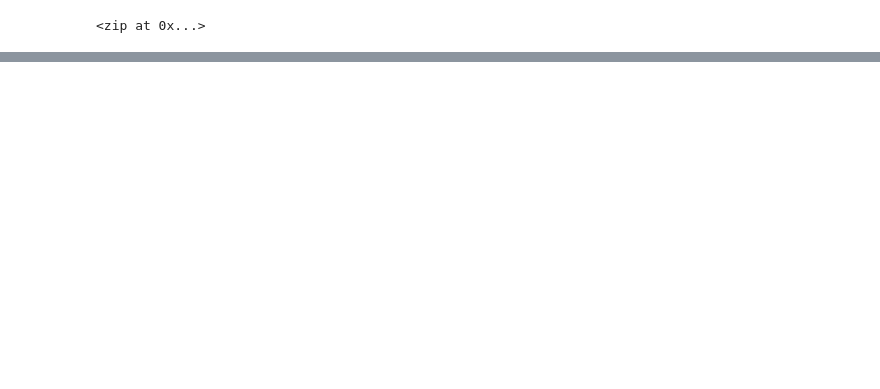
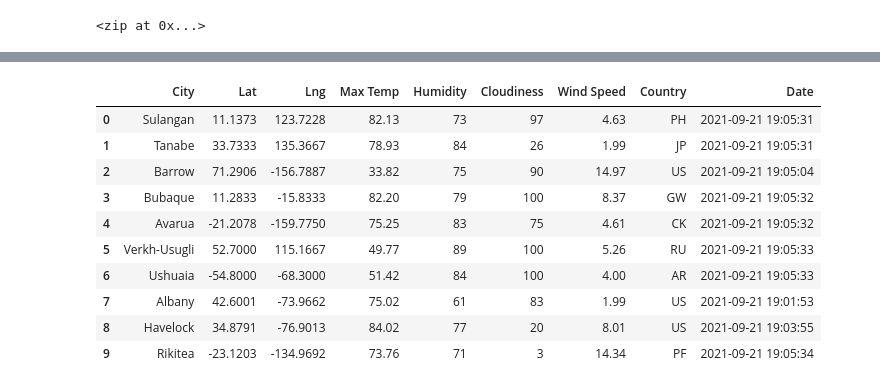
Before and after one commit to kossakova/World_Weather_Analysis, a Jupyter notebook: WeatherPy.ipynb, the cells around one changed output, grey strips where cells are left out. Drawn from its saved outputs; the diff is of its cells as text; code cells hidden in the pictures; blank space fills up the shorter version.

```diff
--- a/WeatherPy.ipynb
+++ b/WeatherPy.ipynb
@@ -32,0 +39,16 @@ len(cities)
+# %%
+# Starting URL for Weather Map API Call.
+url = "http://api.openweathermap.org/data/2.5/weather?units=Imperial&APPID=" + weather_api_key
+
+# Import the datetime module from the datetime library.
+from datetime import datetime
+# %%
+# Create an empty list to hold the weather data.
+city_data = []
+# Print the beginning of the logging.
+print("Beginning Data Retrieval     ")
+print("-----------------------------")
+
+# Create counters.
+record_count = 1
+set_count = 1
@@ -32,0 +127,16 @@ len(cities)
+# %%
+# Convert the array of dictionaries to a Pandas DataFrame.
+city_data_df = pd.DataFrame(city_data)
+city_data_df.head(10)
+# %% [output]
+|  | City | Lat | Lng | Max Temp | Humidity | Cloudiness | Wind Speed | Country | Date |
+| 0 | Sulangan | 11.1373 | 123.7228 | 82.13 | 73 | 97 | 4.63 | PH | 2021-09-21 19:05:31 |
+| 1 | Tanabe | 33.7333 | 135.3667 | 78.93 | 84 | 26 | 1.99 | JP | 2021-09-21 19:05:31 |
+| 2 | Barrow | 71.2906 | -156.7887 | 33.82 | 75 | 90 | 14.97 | US | 2021-09-21 19:05:04 |
+| 3 | Bubaque | 11.2833 | -15.8333 | 82.20 | 79 | 100 | 8.37 | GW | 2021-09-21 19:05:32 |
+| 4 | Avarua | -21.2078 | -159.7750 | 75.25 | 83 | 75 | 4.61 | CK | 2021-09-21 19:05:32 |
+| 5 | Verkh-Usugli | 52.7000 | 115.1667 | 49.77 | 89 | 100 | 5.26 | RU | 2021-09-21 19:05:33 |
+| 6 | Ushuaia | -54.8000 | -68.3000 | 51.42 | 84 | 100 | 4.00 | AR | 2021-09-21 19:05:33 |
+| 7 | Albany | 42.6001 | -73.9662 | 75.02 | 61 | 83 | 1.99 | US | 2021-09-21 19:01:53 |
+| 8 | Havelock | 34.8791 | -76.9013 | 84.02 | 77 | 20 | 8.01 | US | 2021-09-21 19:03:55 |
+| 9 | Rikitea | -23.1203 | -134.9692 | 73.76 | 71 | 3 | 14.34 | PF | 2021-09-21 19:05:34 |
```
Also changed, not shown: parts of 9 cells of this notebook.
